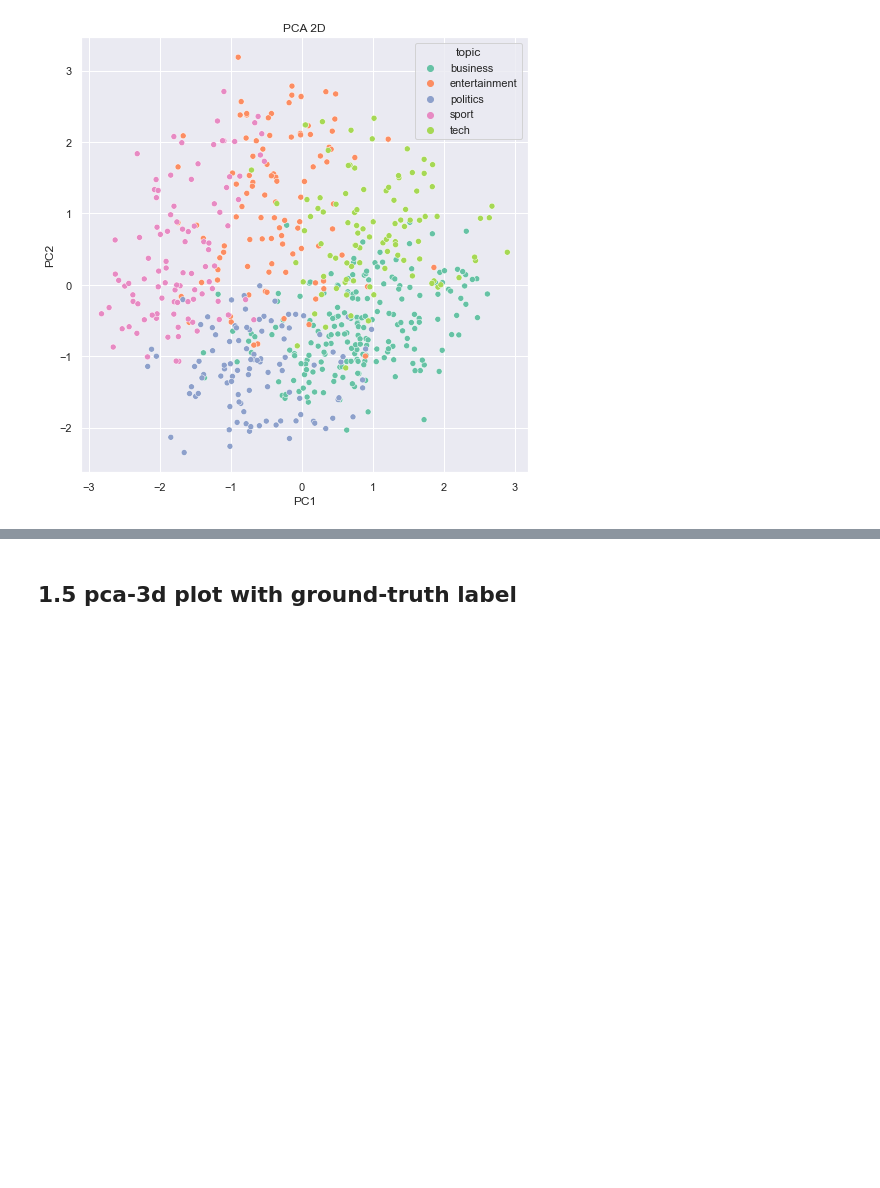
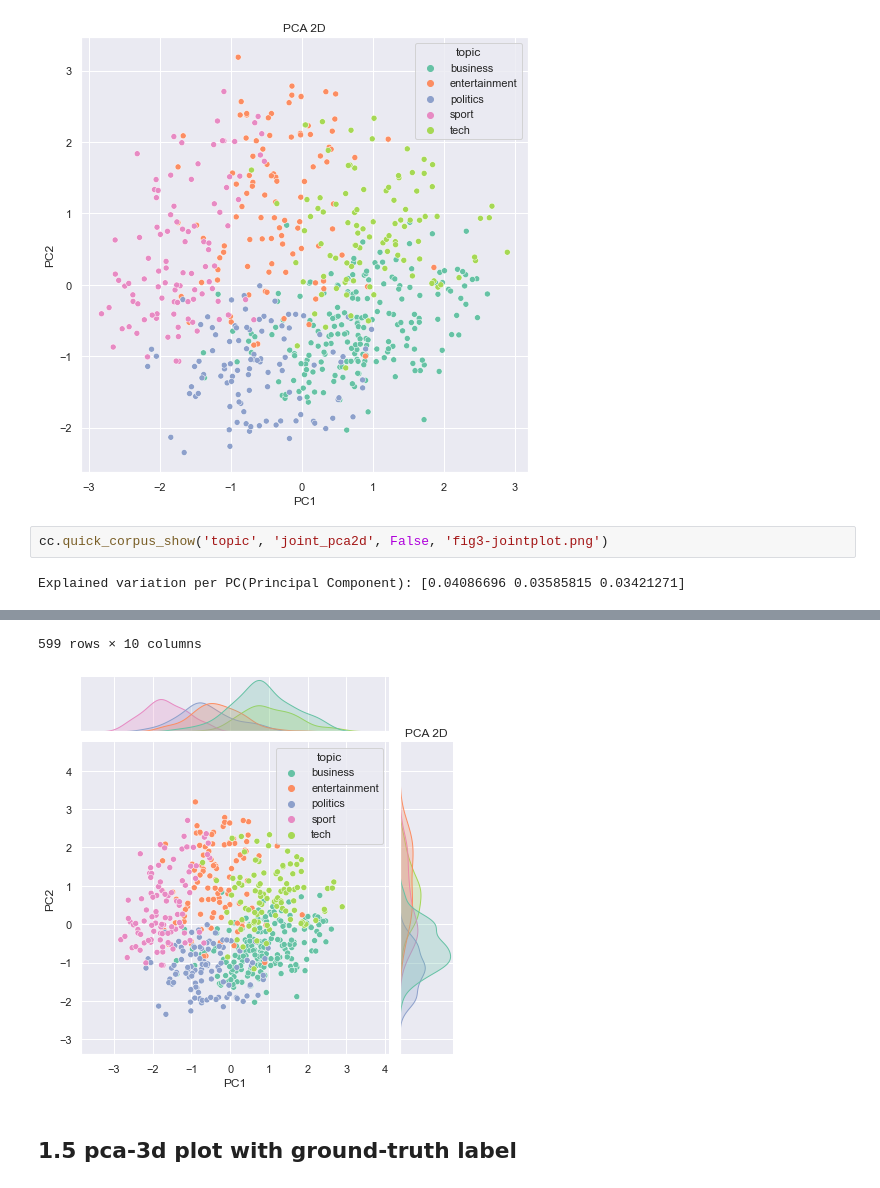
Before and after one commit to DSDanielPark/corpus-show, a Jupyter notebook: tutorials/corpusshow_tutorial.ipynb, the cells around one changed output, grey strips where cells are left out. Saved outputs shown, nothing was run; the diff lists cells and outputs as text; blank space fills up the shorter version.

```diff
--- a/tutorials/corpusshow_tutorial.ipynb
+++ b/tutorials/corpusshow_tutorial.ipynb
@@ -192,3 +220,7 @@ Explained variation per PC(Principal Component): [0.04086697 0.0358582  0.034212
 | 598 | EU software patent law faces axe\... | tech | [0.34900734, 0.6092575, 0.1296439... | 5.749779 | 1.506029 | 29.527163 | 66.021378 | -37.109802 | 0.334857 | ... |
 599 rows × 11 columns
 [figure]
+# %%
+cc.quick_corpus_show('topic', 'joint_pca2d', False, 'fig3-jointplot.png')
+# %% [output]
+Explained variation per PC(Principal Component): [0.04086696 0.03585815 0.03421271]
@@ -195,3 +239,5 @@ Explained variation per PC(Principal Component): [0.04086697 0.0358582  0.034212
+599 rows × 10 columns
+[figure, added]
 # %% [markdown]
 ## 1.5 pca-3d plot with ground-truth label
 # %%
```
Also changed, not shown: parts of 6 cells of this notebook.
